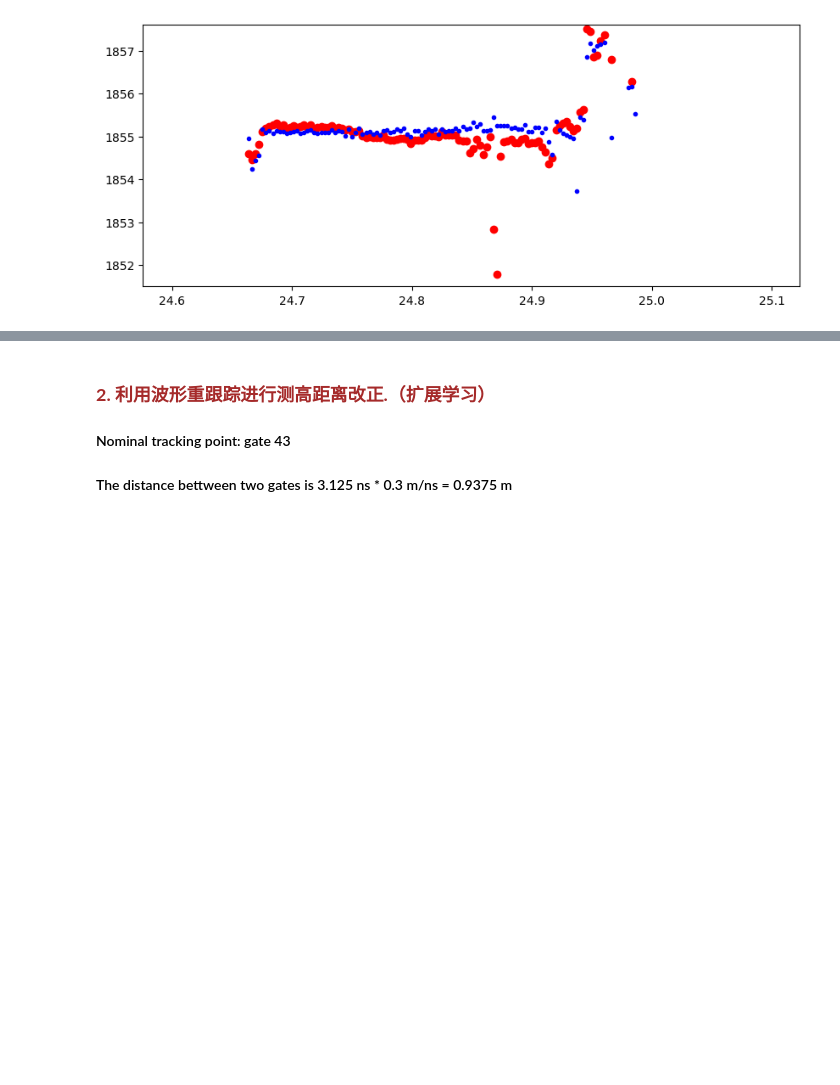
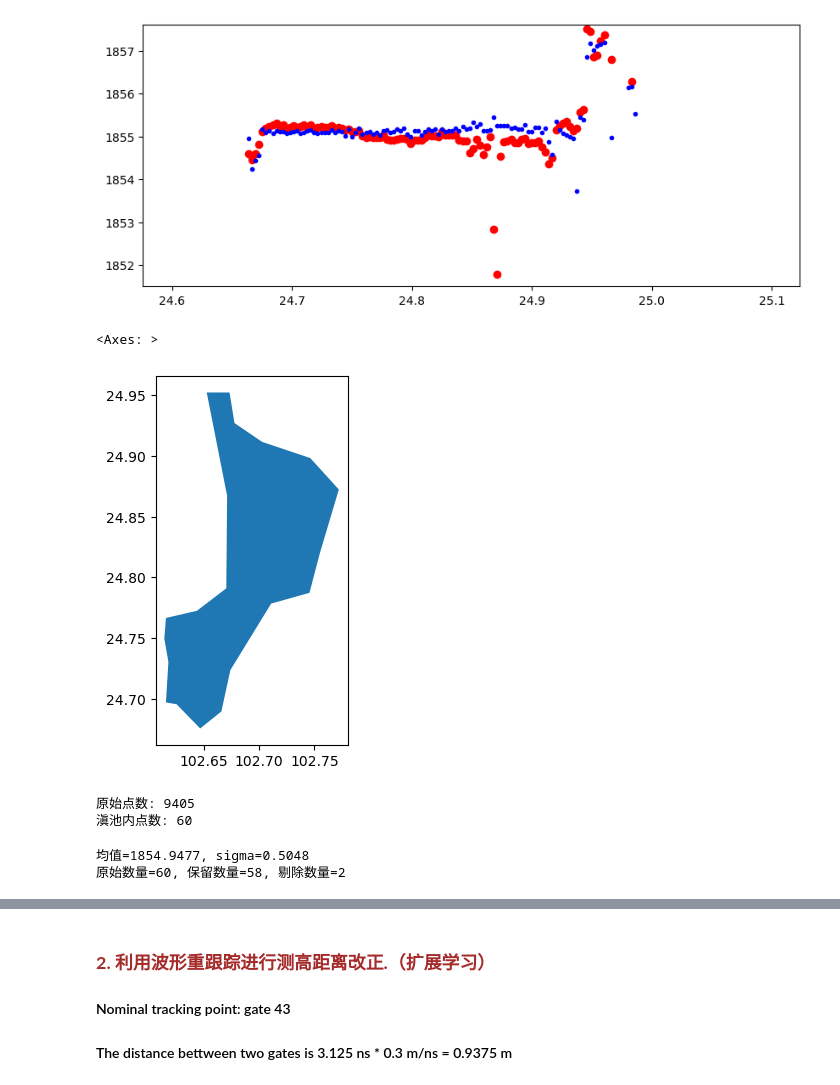
Before and after one commit to xinluo2018/rs-data-processing, a Jupyter notebook: 第6章-雷达测高数据处理程序设计/2-sentinel-3_process.ipynb, the cells around one changed output, grey strips where cells are left out. Cells and saved outputs as stored; diff of their text form; code cells hidden in the pictures; blank space fills up the shorter version.

```diff
--- a/第6章-雷达测高数据处理程序设计/2-sentinel-3_process.ipynb
+++ b/第6章-雷达测高数据处理程序设计/2-sentinel-3_process.ipynb
@@ -132,3 +133,44 @@ plt.ylim(1851.5, 1857.6)
 # %% [output]
 (1851.5, 1857.6)
 [figure]
+# %%
+import geopandas as gpd
+path_dianchi = 'data/dianchi.gpkg'
+dianchi_gdf = gpd.read_file(path_dianchi)
+dianchi_gdf.plot()
+# %% [output]
+<Axes: >
+[figure, added]
+# %%
+# 点集（仅对有效值建点）
+pts = gpd.GeoSeries(
+    gpd.points_from_xy(lon_20_ku, lat_20_ku),
+    crs="EPSG:4326"
+    )
+
+inside = pts.within(dianchi_gdf.geometry.union_all()).to_numpy()  # 若想含边界，可改成 pts.intersects(poly)
+## 对所有变量统一掩膜
+lat_20_ku_m    = lat_20_ku[inside]
+lon_20_ku_m    = lon_20_ku[inside]
+h_water_cor_mask  = h_water_cor[inside]
+
+print("原始点数:", inside.size)
+print("滇池内点数:", inside.sum())
+# %% [output]
+原始点数: 9405
+滇池内点数: 60
+# %%
+#### 异常值去除
+mu = np.median(h_water_cor_mask)
+sigma = np.std(h_water_cor_mask)
+lower = mu - 1.0 * sigma
+upper = mu + 1.0 * sigma
+# 1σ掩膜
+mask_sigma1 = (h_water_cor_mask >= lower) & (h_water_cor_mask <= upper) & np.isfinite(h_water_cor_mask)
+# 过滤后的水位
+h_water_cor_mask_2 = h_water_cor_mask[mask_sigma1]
+print(f"均值={mu:.4f}, sigma={sigma:.4f}")
+print(f"原始数量={h_water_cor_mask.size}, 保留数量={mask_sigma1.sum()}, 剔除数量={h_water_cor_mask.size-mask_sigma1.sum()}")
+# %% [output]
+均值=1854.9477, sigma=0.5048
+原始数量=60, 保留数量=58, 剔除数量=2
```
Also changed, not shown: parts of 4 cells of this notebook, 11 other files.
